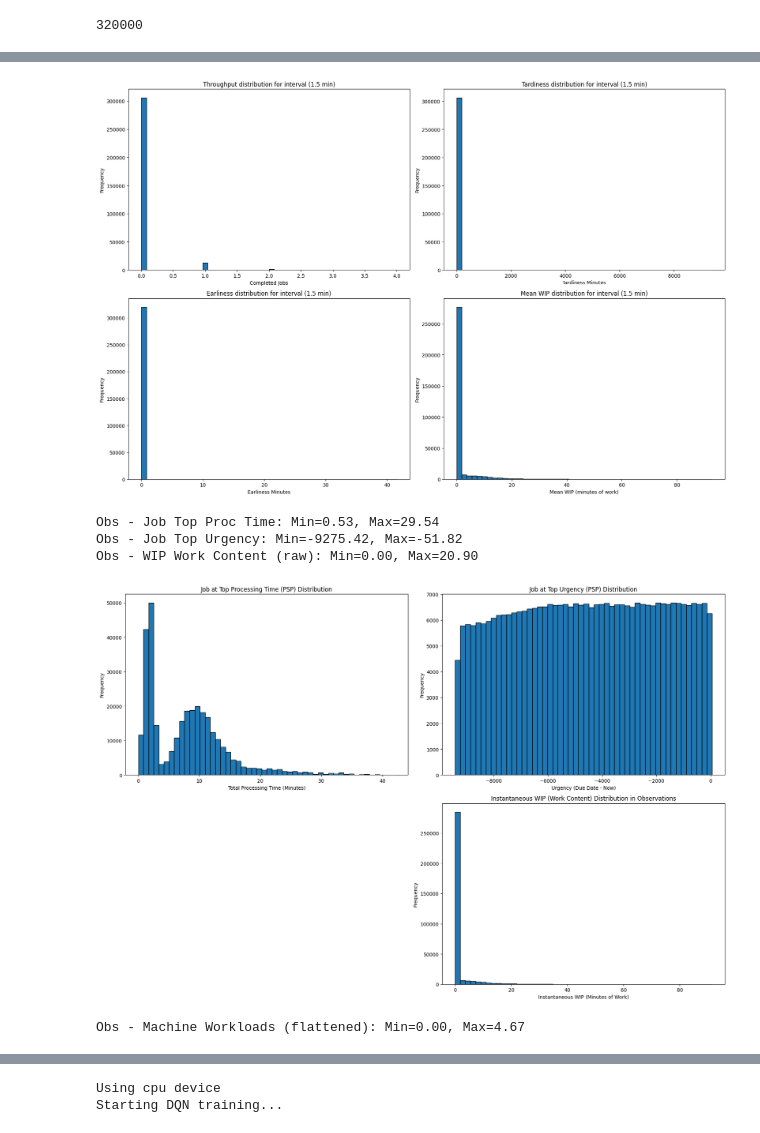
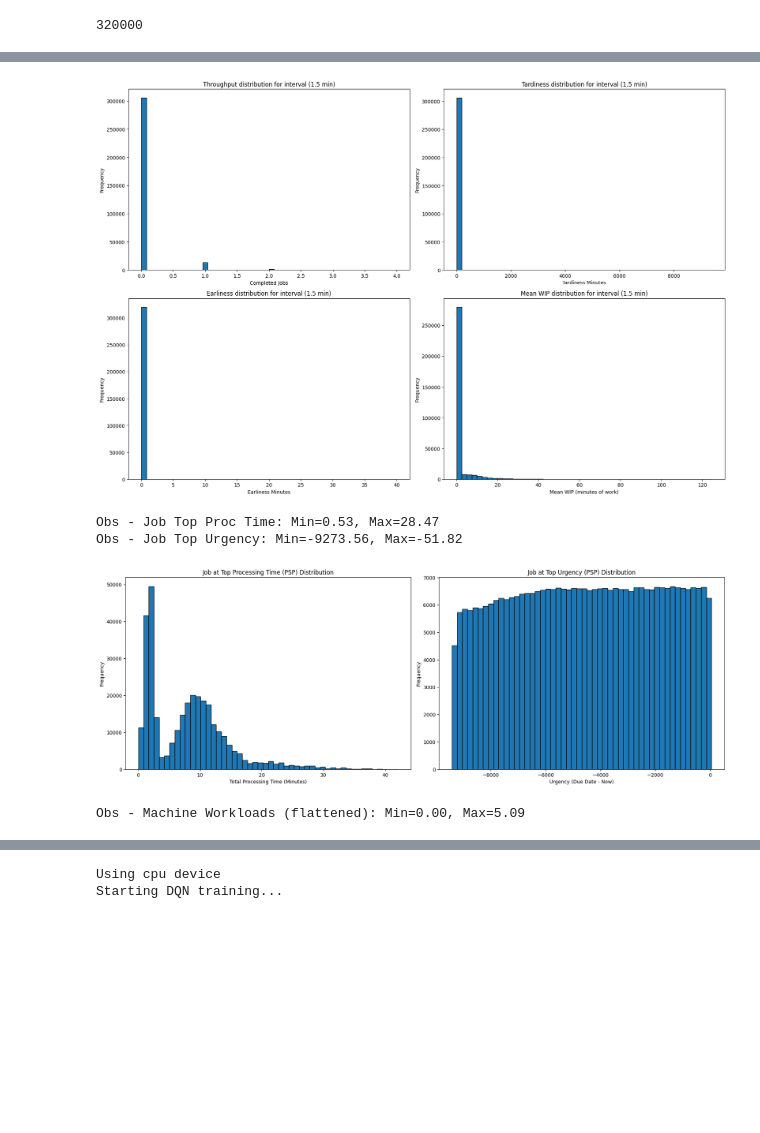
Before and after one commit to alessiacorni/Production_System, a Jupyter notebook: system_with_PSP/production_system_PSP.ipynb, the cells around one changed output, grey strips where cells are left out. Cells and saved outputs as stored; diff of their text form; code cells hidden in the pictures; blank space fills up the shorter version.

```diff
--- a/system_with_PSP/production_system_PSP.ipynb
+++ b/system_with_PSP/production_system_PSP.ipynb
@@ -78,7 +78,6 @@ class SystemEnv(gym.Env):
             0.0,
             0.0,
             0.0,
-            0.0,
             0.0
         ], dtype=np.float32)
 
@@ -86,7 +85,6 @@ class SystemEnv(gym.Env):
             1.0,
             500.0,
             5000.0,
-            1000.0,
             10000.0,
             10000.0,
             10000.0,
@@ -121,7 +119,6 @@ class SystemEnv(gym.Env):
 
         self.calibration_obs_job_top_proc_time: list[float] = []
         self.calibration_obs_job_top_urgency: list[float] = []
-        self.calibration_obs_raw_wip: list[float] = []
         self.calibration_obs_machine_workloads_flat: list[float] = []
 
     def compute_wip_for_servers(self) -> list[float]:
@@ -241,7 +238,6 @@ class SystemEnv(gym.Env):
         observation = self._get_obs()
         self.calibration_obs_job_top_proc_time.append(observation[1])
         self.calibration_obs_job_top_urgency.append(observation[2])
-        self.calibration_obs_raw_wip.append(observation[3])
         self.calibration_obs_machine_workloads_flat.extend(observation[4:])
 
         info = self._get_info()
@@ -264,7 +260,6 @@ class SystemEnv(gym.Env):
             job_top_proc_time = job_top.total_processing_time
             job_top_urgency = job_top.due_date - self.env.now
 
-        raw_wip = self.last_wip_value # change, I don't like it
 
         machine_workloads = self.compute_wip_for_servers()
 
@@ -272,7 +267,6 @@ class SystemEnv(gym.Env):
             presence_job_top,
             job_top_proc_time,
             job_top_urgency,
-            float(raw_wip),
             *machine_workloads
         ], dtype=np.float32)
 
@@ -523,18 +517,6 @@ else:
     print("No job top urgency data collected for plotting.")
     min_jtu, max_jtu = -100.0, 100.0
 
-plt.subplot(2, 2, 4)
-if calib_env.calibration_obs_raw_wip:
-    plt.hist(calib_env.calibration_obs_raw_wip, bins=50, edgecolor='black')
-    min_wip_wc_obs, max_wip_wc_obs = get_min_max_percentile(calib_env.calibration_obs_raw_wip)
-    plt.title('Instantaneous WIP (Work Content) Distribution in Observations')
-    plt.xlabel('Instantaneous WIP (Minutes of Work)')
-    plt.ylabel('Frequency')
-    print(f"Obs - WIP Work Content (raw): Min={min_wip_wc_obs:.2f}, Max={max_wip_wc_obs:.2f}")
-else:
-    print("No raw WIP work content data collected for plotting.")
-    min_wip_wc_obs, max_wip_wc_obs = 0.0, 1.0
-
 plt.tight_layout()
 plt.show()
 
@@ -569,7 +551,6 @@ print("\n# --- OBSERVATION SPACE BOUNDS ---")
 print("low_bounds = np.array([")
 print(f"    {min_jtpt:.2f}, # job_top_proc_time")
 print(f"    {min_jtu:.2f}, # job_top_urgency")
-print(f"    {min_wip_wc_obs:.2f}, # raw_wip")
 for i in range(6):
     print(f"    {min_mw:.2f}, # machine_workload WC{i+1}")
 print("], dtype=np.float32)")
@@ -577,7 +558,6 @@ print("], dtype=np.float32)")
 print("\nhigh_bounds = np.array([")
 print(f"    {max_jtpt:.2f}, # job_top_proc_time")
 print(f"    {max_jtu:.2f}, # job_top_urgency")
-print(f"    {max_wip_wc_obs:.2f}, # raw_wip")
 for i in range(6):
     print(f"    {max_mw:.2f}, # machine_workload WC{i+1}")
 print("], dtype=np.float32)")
@@ -604,6 +584,5 @@ Reward - WIP Interval: Min=0.00, Max=24.72
-[figure, old version]
+[figure, new version]
-Obs - Job Top Proc Time: Min=0.53, Max=29.54
-Obs - Job Top Urgency: Min=-9275.42, Max=-51.82
-Obs - WIP Work Content (raw): Min=0.00, Max=20.90
+Obs - Job Top Proc Time: Min=0.53, Max=28.47
+Obs - Job Top Urgency: Min=-9273.56, Max=-51.82
-[figure, old version]
+[figure, new version]
-Obs - Machine Workloads (flattened): Min=0.00, Max=4.67
+Obs - Machine Workloads (flattened): Min=0.00, Max=5.09
```
Also changed, not shown: parts of 2 cells of this notebook.
